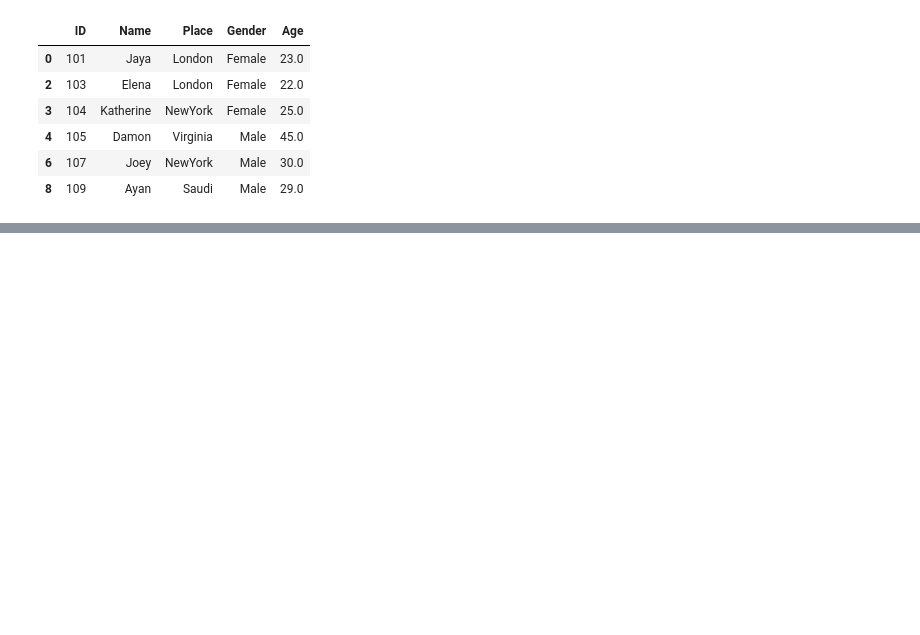
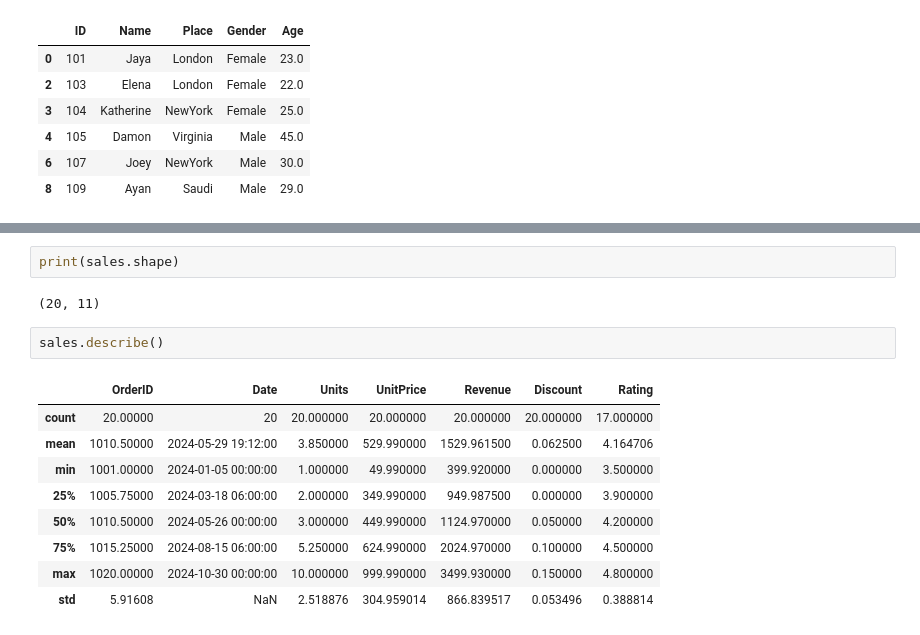
Before and after one commit to shimnasherin73/python-basics, a Jupyter notebook: example tasks pd &np .ipynb, the cells around one changed output, grey strips where cells are left out. Cells and saved outputs as stored; diff of their text form; blank space fills up the shorter version.

```diff
--- a/example tasks .ipynb
+++ b/example tasks pd &np .ipynb
@@ -509,0 +602,16 @@ data.dropna(how='any')
+# %%
+print(sales.shape)
+# %% [output]
+(20, 11)
+# %%
+sales.describe()
+# %% [output]
+|  | OrderID | Date | Units | UnitPrice | Revenue | Discount | Rating |
+| count | 20.00000 | 20 | 20.000000 | 20.000000 | 20.000000 | 20.000000 | 17.000000 |
+| mean | 1010.50000 | 2024-05-29 19:12:00 | 3.850000 | 529.990000 | 1529.961500 | 0.062500 | 4.164706 |
+| min | 1001.00000 | 2024-01-05 00:00:00 | 1.000000 | 49.990000 | 399.920000 | 0.000000 | 3.500000 |
+| 25% | 1005.75000 | 2024-03-18 06:00:00 | 2.000000 | 349.990000 | 949.987500 | 0.000000 | 3.900000 |
+| 50% | 1010.50000 | 2024-05-26 00:00:00 | 3.000000 | 449.990000 | 1124.970000 | 0.050000 | 4.200000 |
+| 75% | 1015.25000 | 2024-08-15 06:00:00 | 5.250000 | 624.990000 | 2024.970000 | 0.100000 | 4.500000 |
+| max | 1020.00000 | 2024-10-30 00:00:00 | 10.000000 | 999.990000 | 3499.930000 | 0.150000 | 4.800000 |
+| std | 5.91608 | NaN | 2.518876 | 304.959014 | 866.839517 | 0.053496 | 0.388814 |
```
Also changed, not shown: parts of 9 cells of this notebook, 2 other files.
